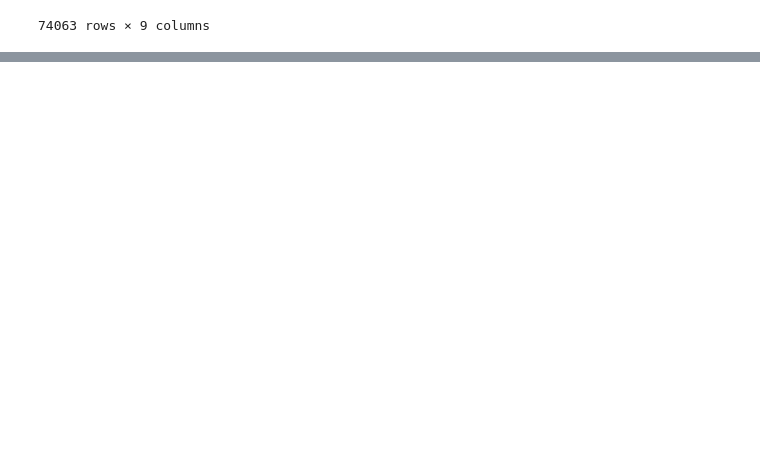
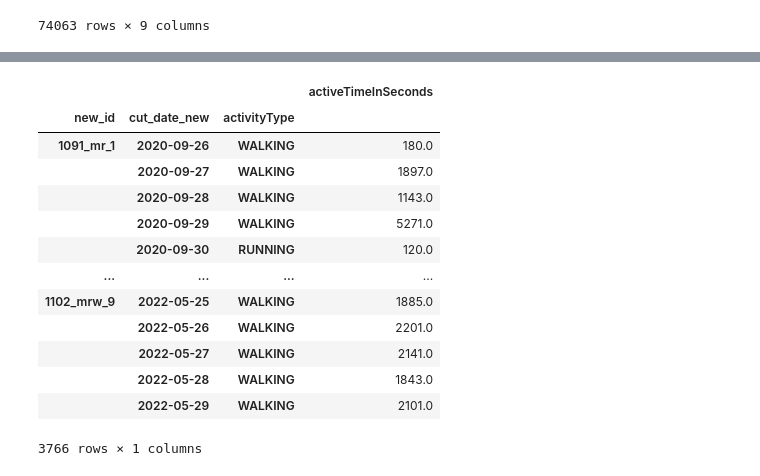
Before and after one commit to im-poster/-, a Jupyter notebook: 巨資期末.ipynb, the cells around one changed output, grey strips where cells are left out. Cells and saved outputs as stored; diff of their text form; code cells hidden in the pictures; blank space fills up the shorter version.

```diff
--- a/巨資期末.ipynb
+++ b/巨資期末.ipynb
@@ -142,0 +178,18 @@ epochs
+# %%
+#分別列出每個人跑步和走路的時間總和
+epochs2.groupby(['new_id','cut_date_new','activityType']).sum()
+# %% [output]
+|  |  |  | activeTimeInSeconds |
+| new_id | cut_date_new | activityType |  |
+| 1091_mr_1 | 2020-09-26 | WALKING | 180.0 |
+|  | 2020-09-27 | WALKING | 1897.0 |
+|  | 2020-09-28 | WALKING | 1143.0 |
+|  | 2020-09-29 | WALKING | 5271.0 |
+|  | 2020-09-30 | RUNNING | 120.0 |
+| ... | ... | ... | ... |
+| 1102_mrw_9 | 2022-05-25 | WALKING | 1885.0 |
+|  | 2022-05-26 | WALKING | 2201.0 |
+|  | 2022-05-27 | WALKING | 2141.0 |
+|  | 2022-05-28 | WALKING | 1843.0 |
+|  | 2022-05-29 | WALKING | 2101.0 |
+3766 rows × 1 columns
```
Also changed, not shown: parts of 14 cells of this notebook.
